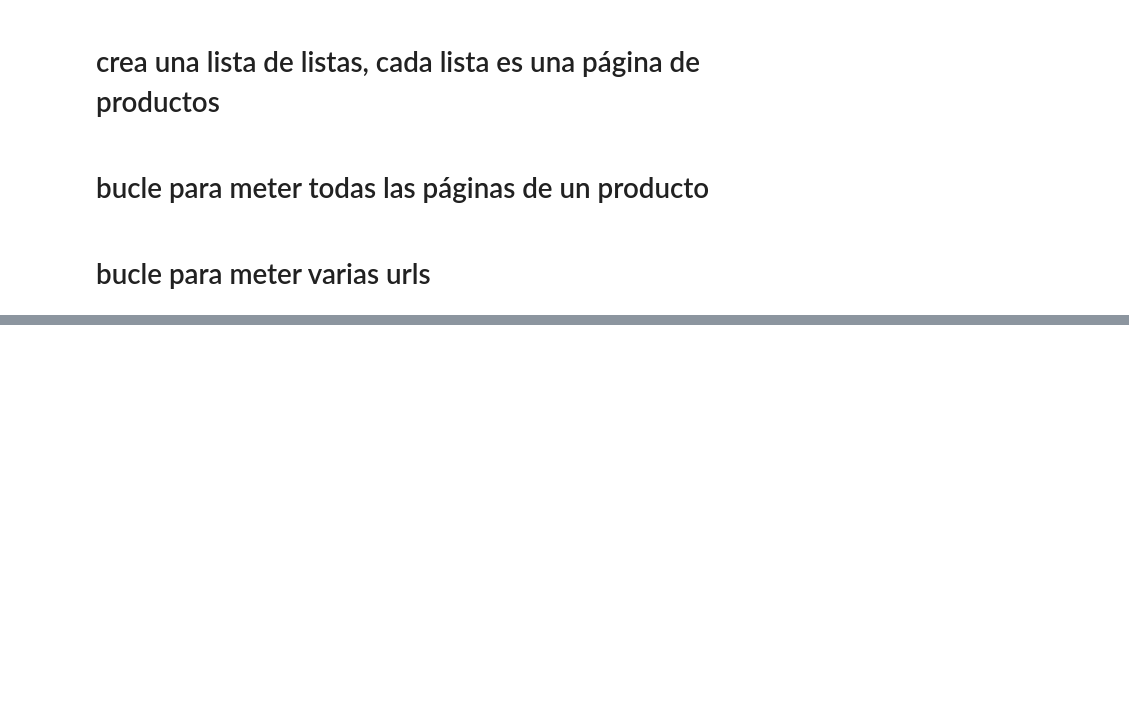
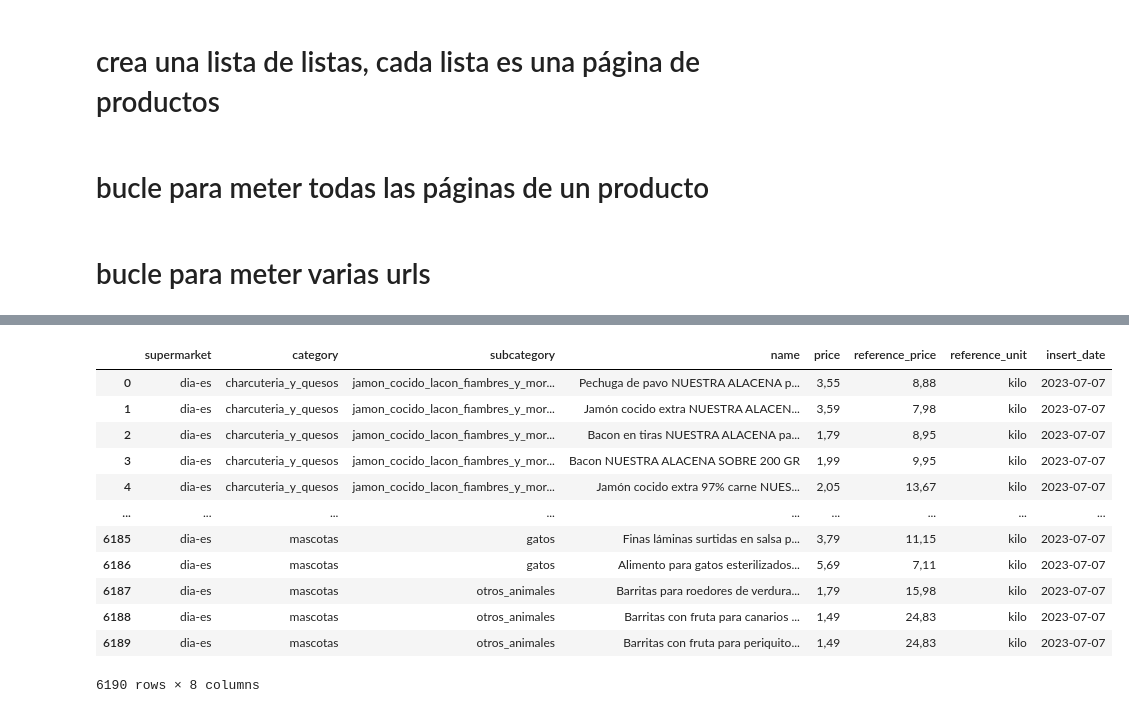
Before and after one commit to juanmolera/ETL-project, a Jupyter notebook: notebooks/1-scraping.ipynb, the cells around one changed output, grey strips where cells are left out. Cells and saved outputs as stored; diff of their text form; code cells hidden in the pictures; blank space fills up the shorter version.

```diff
--- a/notebooks/1-scraping.ipynb
+++ b/notebooks/1-scraping.ipynb
@@ -195,6 +195,3 @@ print(f'Productos extraídos: {len(productos)} de 20')
 print(productos)
 print(precio)
 print(kilo)
-# %%
-for p in productos:
-    print(p.text)
@@ -374,7 +369,7 @@ for u in url:
 
         # get
         driver.get(u)
-        sleep(5)
+        sleep(2)
 
         # aceptamos las cookies
         try:
@@ -393,7 +388,7 @@ for u in url:
         soup = BeautifulSoup(driver.page_source, 'html.parser')
 
         # apendea los resultados de la página 1
-        id.append(soup.find_all("object_id"))
+        id.append(soup.find_all("div", {"class": "search-product-card search-product-card__dia-border product-card-list__item"}))
         categoria.append(soup.find("span", {"class": "plp-breadcrumb__first-level-category"}))
         subcategoria.append(soup.find("span", {"class": "plp-breadcrumb__second-level-category"}))
         producto.append(soup.find_all("p", {"class": "search-product-card__product-name"}))
@@ -421,7 +416,7 @@ for u in url:
                         soup = BeautifulSoup(driver.page_source, 'html.parser')
 
                         # apendea los resultados de la página 1
-                        id.append(soup.find_all("object_id"))
+                        id.append(soup.find_all("div", {"class": "search-product-card search-product-card__dia-border product-card-list__item"}))
                         categoria.append(soup.find("span", {"class": "plp-breadcrumb__first-level-category"}))
                         subcategoria.append(soup.find("span", {"class": "plp-breadcrumb__second-level-category"}))
                         producto.append(soup.find_all("p", {"class": "search-product-card__product-name"}))
@@ -438,6 +433,7 @@ print(subcategoria)
 print(producto)
 print(precio)
 print(kilo)
+print(id)
 # %% [output]
 4
 [<span class="plp-breadcrumb__first-level-category">Charcutería y quesos</span>, <span class="plp-breadcrumb__first-level-category">Charcutería y quesos</span>, <span class="plp-breadcrumb__first-leve ...
@@ -447,0 +445,16 @@ print(kilo)
+# %%
+# ['url', 'supermarket', 'category', 'name', 'description', 'price', 'reference_price', 'reference_unit', 'insert_date', 'product_id']
+
+resultados_dia = {'url': 'https://www.dia.es/categoria/subcategoria/p/id',
+                "supermarket": 'dia-es',
+                "category":[],
+                'subcategory':[],
+                "name":[],
+                "description": [],
+                "price": [],
+                "reference_price": [],
+                "reference_unit": [],
+                "insert_date": datetime.today().strftime('%Y-%m-%d'),
+                "product_id": []}
+
+resultados_dia;
@@ -449,0 +1272,20 @@ resultados_dia
+# %%
+df2 = pd.DataFrame(resultados_dia)
+
+df2.to_csv("../scrapeo.csv", index=False, sep= ",")
+# %%
+df2
+# %% [output]
+|  | supermarket | category | subcategory | name | price | reference_price | reference_unit | insert_date |
+| 0 | dia-es | charcuteria_y_quesos | jamon_cocido_lacon_fiambres_y_mor... | Pechuga de pavo NUESTRA ALACENA p... | 3,55 | 8,88 | kilo | 2023-07-07 |
+| 1 | dia-es | charcuteria_y_quesos | jamon_cocido_lacon_fiambres_y_mor... | Jamón cocido extra NUESTRA ALACEN... | 3,59 | 7,98 | kilo | 2023-07-07 |
+| 2 | dia-es | charcuteria_y_quesos | jamon_cocido_lacon_fiambres_y_mor... | Bacon en tiras NUESTRA ALACENA pa... | 1,79 | 8,95 | kilo | 2023-07-07 |
+| 3 | dia-es | charcuteria_y_quesos | jamon_cocido_lacon_fiambres_y_mor... | Bacon NUESTRA ALACENA SOBRE 200 GR | 1,99 | 9,95 | kilo | 2023-07-07 |
+| 4 | dia-es | charcuteria_y_quesos | jamon_cocido_lacon_fiambres_y_mor... | Jamón cocido extra 97% carne NUES... | 2,05 | 13,67 | kilo | 2023-07-07 |
+| ... | ... | ... | ... | ... | ... | ... | ... | ... |
+| 6185 | dia-es | mascotas | gatos | Finas láminas surtidas en salsa p... | 3,79 | 11,15 | kilo | 2023-07-07 |
+| 6186 | dia-es | mascotas | gatos | Alimento para gatos esterilizados... | 5,69 | 7,11 | kilo | 2023-07-07 |
+| 6187 | dia-es | mascotas | otros_animales | Barritas para roedores de verdura... | 1,79 | 15,98 | kilo | 2023-07-07 |
+| 6188 | dia-es | mascotas | otros_animales | Barritas con fruta para canarios ... | 1,49 | 24,83 | kilo | 2023-07-07 |
+| 6189 | dia-es | mascotas | otros_animales | Barritas con fruta para periquito... | 1,49 | 24,83 | kilo | 2023-07-07 |
+6190 rows × 8 columns
```
Also changed, not shown: parts of 13 cells of this notebook.
